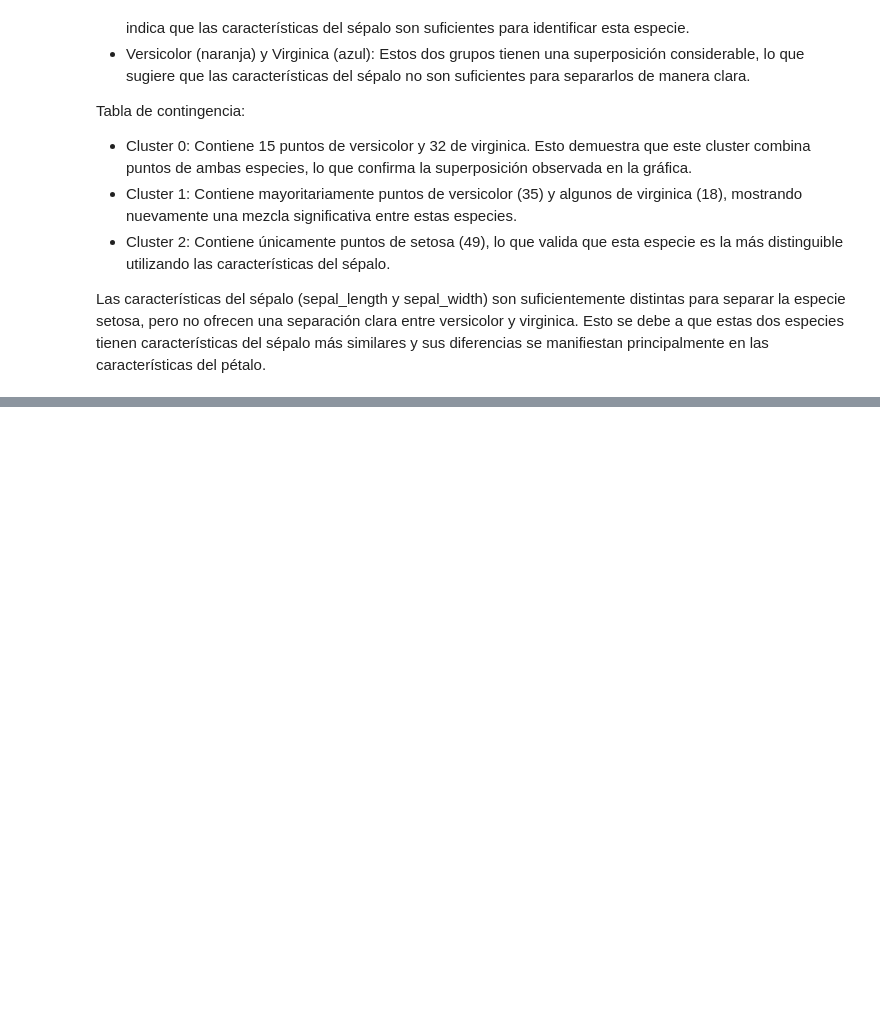
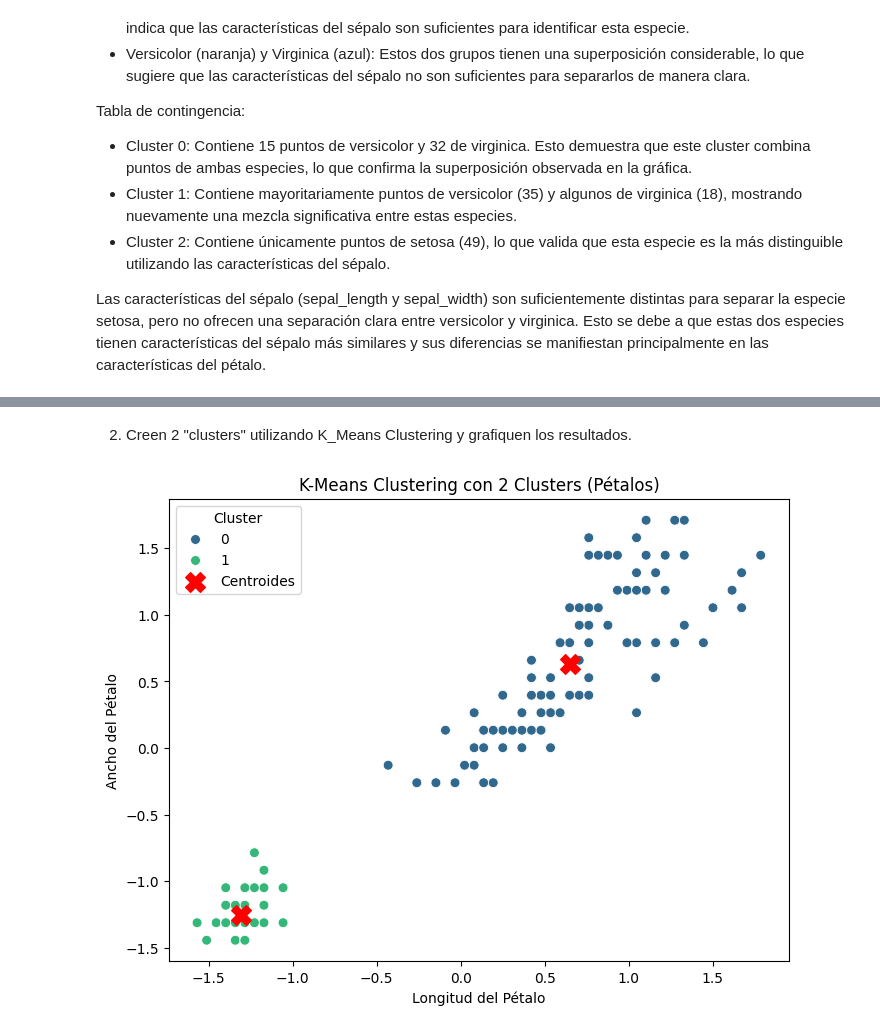
Before and after one commit to SergioAle210/HT2-DataMining, a Jupyter notebook: codigo.ipynb, the cells around one changed output, grey strips where cells are left out. Drawn from its saved outputs; the diff is of its cells as text; code cells hidden in the pictures; blank space fills up the shorter version.

```diff
--- a/codigo.ipynb
+++ b/codigo.ipynb
@@ -192,0 +220,23 @@ Las características del sépalo (sepal_length y sepal_width) son suficientement
+# %% [markdown]
+2. Creen 2 "clusters" utilizando K_Means Clustering y grafiquen los resultados.
+# %%
+from sklearn.cluster import KMeans
+
+# Aplicar K-Means con 2 clusters
+kmeans = KMeans(n_clusters=2, random_state=42)
+iris['Cluster'] = kmeans.fit_predict(iris[['petal_length', 'petal_width']])
+
+# Extraer los centroides
+centroids = kmeans.cluster_centers_
+
+# Graficar los clusters con sus centroides
+plt.figure(figsize=(8, 6))
+sns.scatterplot(data=iris, x='petal_length', y='petal_width', hue='Cluster', palette='viridis', s=50)
+plt.scatter(centroids[:, 0], centroids[:, 1], c='red', marker='X', s=200, label='Centroides')
+plt.title('K-Means Clustering con 2 Clusters (Pétalos)')
+plt.xlabel('Longitud del Pétalo')
+plt.ylabel('Ancho del Pétalo')
+plt.legend(title='Cluster')
+plt.show()
+# %% [output]
+[figure, added]
```
Also changed, not shown: parts of 25 cells of this notebook.
